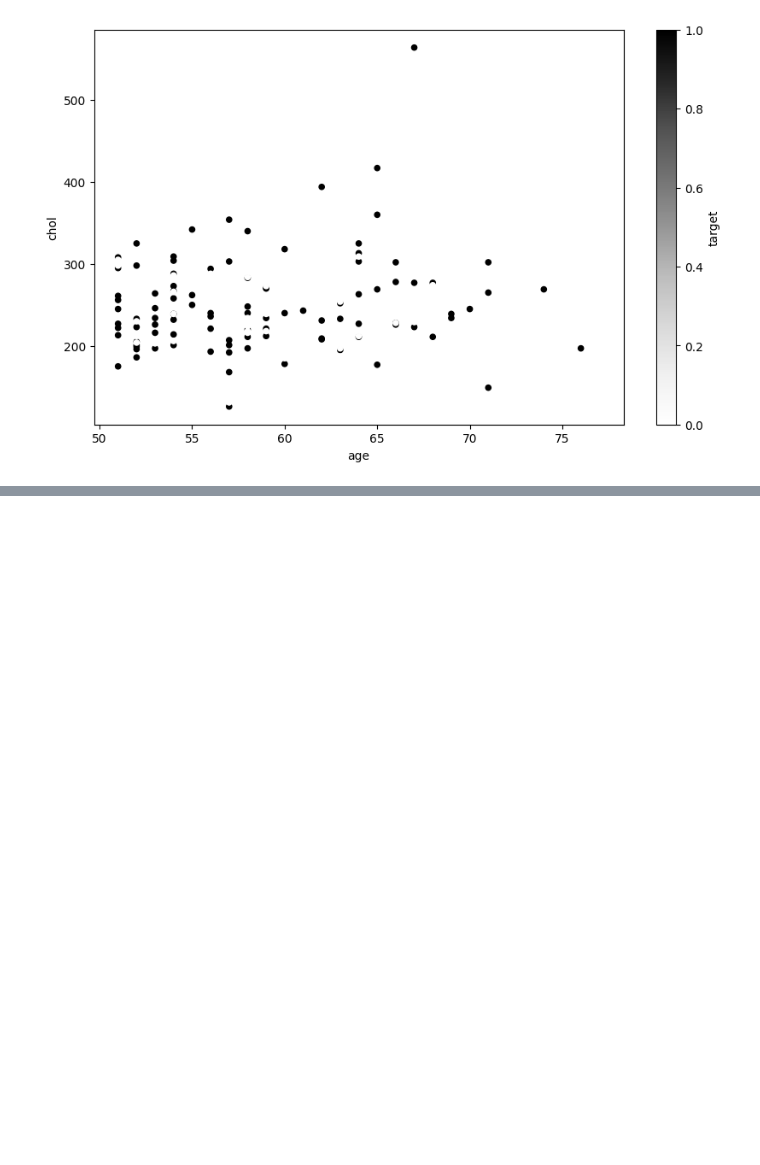
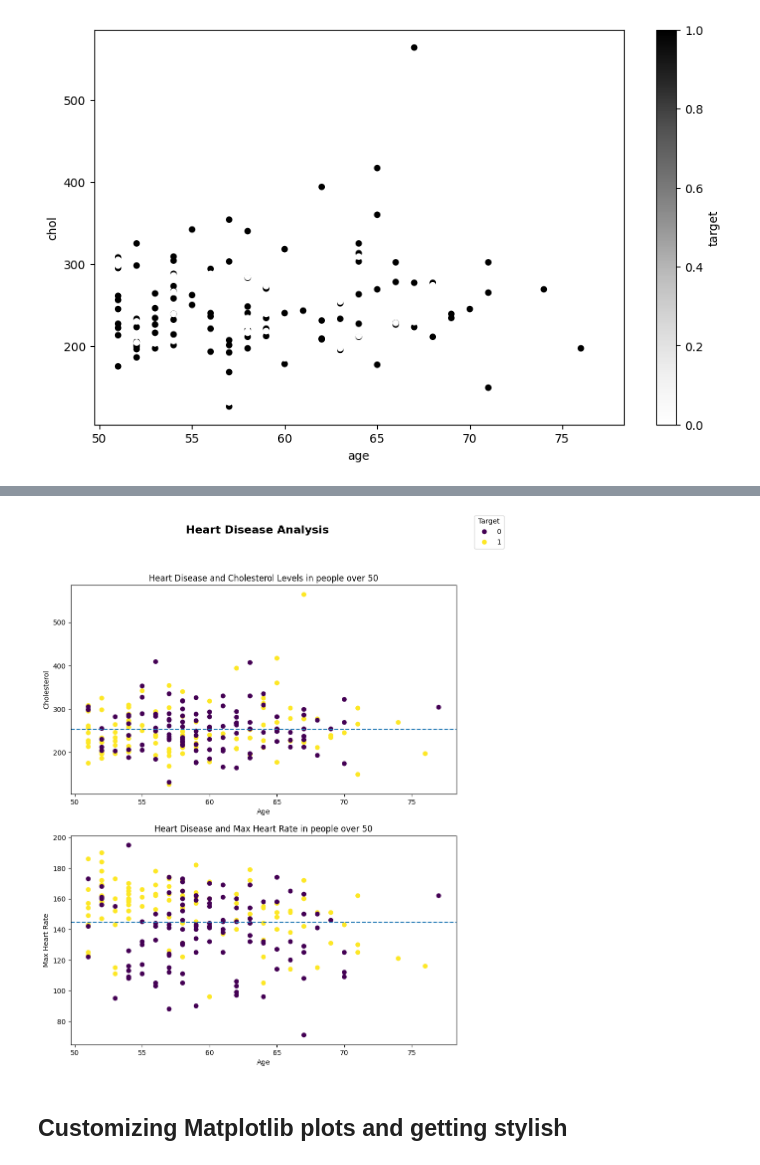
Before and after one commit to kis619/first_jupyter, a Jupyter notebook: Learning_matplotlib_ztm.ipynb, the cells around one changed output, grey strips where cells are left out. Saved outputs shown, nothing was run; the diff lists cells and outputs as text; code cells hidden in the pictures; blank space fills up the shorter version.

```diff
--- a/Learning_matplotlib_ztm.ipynb
+++ b/Learning_matplotlib_ztm.ipynb
@@ -380,0 +404,34 @@ over_50.plot(kind='scatter',
+# %%
+# Subplot of chol, age, thalach
+
+fig, (ax1, ax2) = plt.subplots(nrows=2, ncols=1, figsize=(10, 12));
+
+
+# Plot the data to ax1
+scatter = ax1.scatter(x=over_50["age"],
+                     y=over_50["chol"],
+                     c=over_50["target"])
+
+# Customize ax1
+ax1.set(title="Heart Disease and Cholesterol Levels in people over 50",
+       xlabel="Age",
+       ylabel="Cholesterol");
+
+# add legend to the figure
+fig.legend(*scatter.legend_elements(), title="Target");
+fig.suptitle("Heart Disease Analysis", fontsize=16, fontweight="bold")
+
+# Add a horizontal line
+ax1.axhline(over_50["chol"].mean(), linestyle="--");
+
+
+# Plot the data to ax2
+scatter = ax2.scatter(x=over_50["age"], y=over_50["thalach"], c=over_50["target"])
+ax2.set(title="Heart Disease and Max Heart Rate in people over 50",
+       xlabel="Age",
+       ylabel="Max Heart Rate")
+ax2.axhline(over_50["thalach"].mean(), linestyle="--");
+# %% [output]
+[figure, added]
+# %% [markdown]
+## Customizing Matplotlib plots and getting stylish
```
Also changed, not shown: parts of 15 cells of this notebook.
